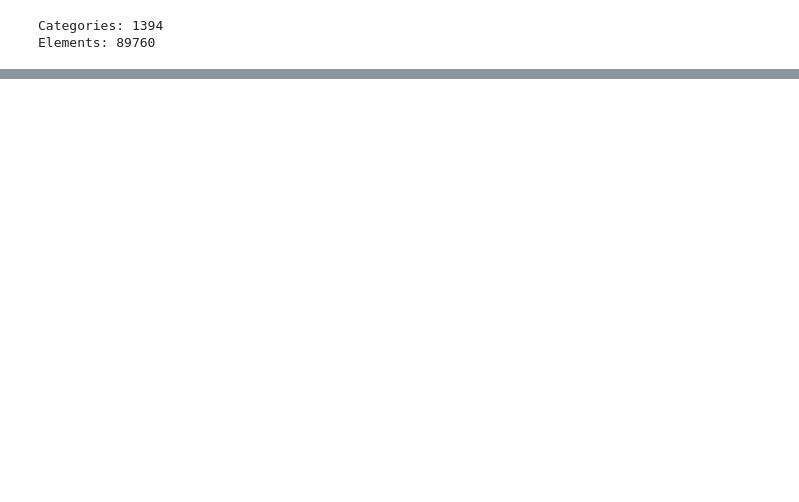
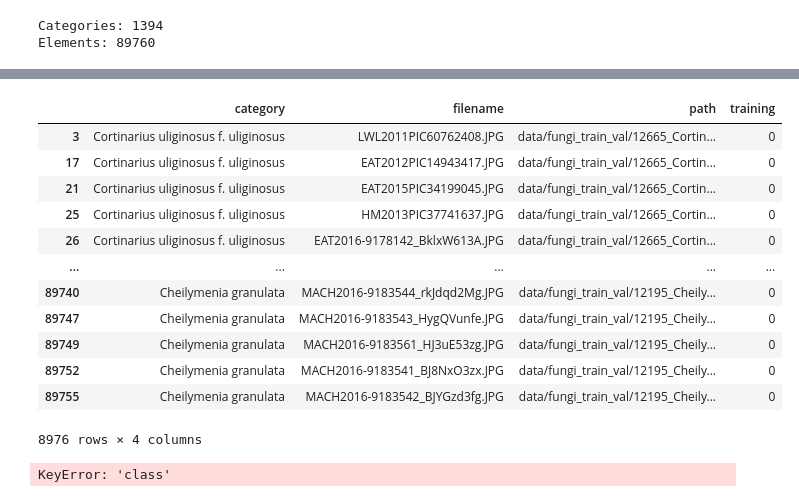
Before and after one commit to lorenzovngl/ml-project, a Jupyter notebook: main.ipynb, the cells around one changed output, grey strips where cells are left out. Drawn from its saved outputs; the diff is of its cells as text; code cells hidden in the pictures; blank space fills up the shorter version.

```diff
--- a/main.ipynb
+++ b/main.ipynb
@@ -64,0 +110,34 @@ print(data['annotations'][:3])
+# %%
+df = pd.DataFrame(filelist)
+df_training = df.loc[df['training'] == 1]
+df_validation = df.loc[df['training'] == 0]
+# %% [output]
+|  | category | filename | path | training |
+| 3 | Cortinarius uliginosus f. uliginosus | LWL2011PIC60762408.JPG | data/fungi_train_val/12665_Cortin... | 0 |
+| 17 | Cortinarius uliginosus f. uliginosus | EAT2012PIC14943417.JPG | data/fungi_train_val/12665_Cortin... | 0 |
+| 21 | Cortinarius uliginosus f. uliginosus | EAT2015PIC34199045.JPG | data/fungi_train_val/12665_Cortin... | 0 |
+| 25 | Cortinarius uliginosus f. uliginosus | HM2013PIC37741637.JPG | data/fungi_train_val/12665_Cortin... | 0 |
+| 26 | Cortinarius uliginosus f. uliginosus | EAT2016-9178142_BklxW613A.JPG | data/fungi_train_val/12665_Cortin... | 0 |
+| ... | ... | ... | ... | ... |
+| 89740 | Cheilymenia granulata | MACH2016-9183544_rkJdqd2Mg.JPG | data/fungi_train_val/12195_Cheily... | 0 |
+| 89747 | Cheilymenia granulata | MACH2016-9183543_HygQVunfe.JPG | data/fungi_train_val/12195_Cheily... | 0 |
+| 89749 | Cheilymenia granulata | MACH2016-9183561_HJ3uE53zg.JPG | data/fungi_train_val/12195_Cheily... | 0 |
+| 89752 | Cheilymenia granulata | MACH2016-9183541_BJ8NxO3zx.JPG | data/fungi_train_val/12195_Cheily... | 0 |
+| 89755 | Cheilymenia granulata | MACH2016-9183542_BJYGzd3fg.JPG | data/fungi_train_val/12195_Cheily... | 0 |
+8976 rows × 4 columns
+# %%
+from tensorflow.keras.preprocessing.image import ImageDataGenerator
+
+DIR = os.getcwd()
+training_datagen = ImageDataGenerator(rescale=1./255)
+
+train_generator = training_datagen.flow_from_dataframe(
+    df_training,
+    DIR,
+    'path',
+
+    target_size=(150, 150),
+    class_mode='categorical'
+)
+# %% [output]
+KeyError: 'class'
```
Also changed, not shown: parts of 8 cells of this notebook.
